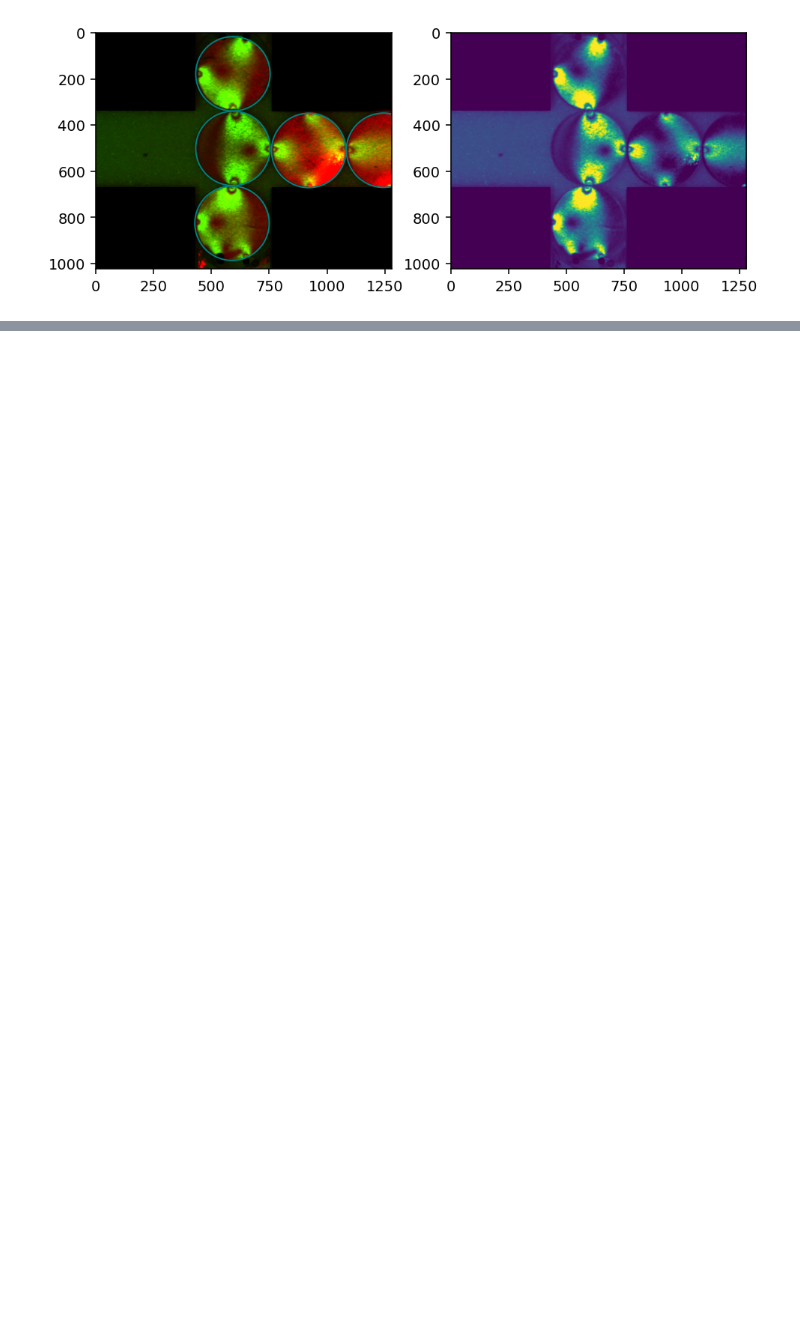
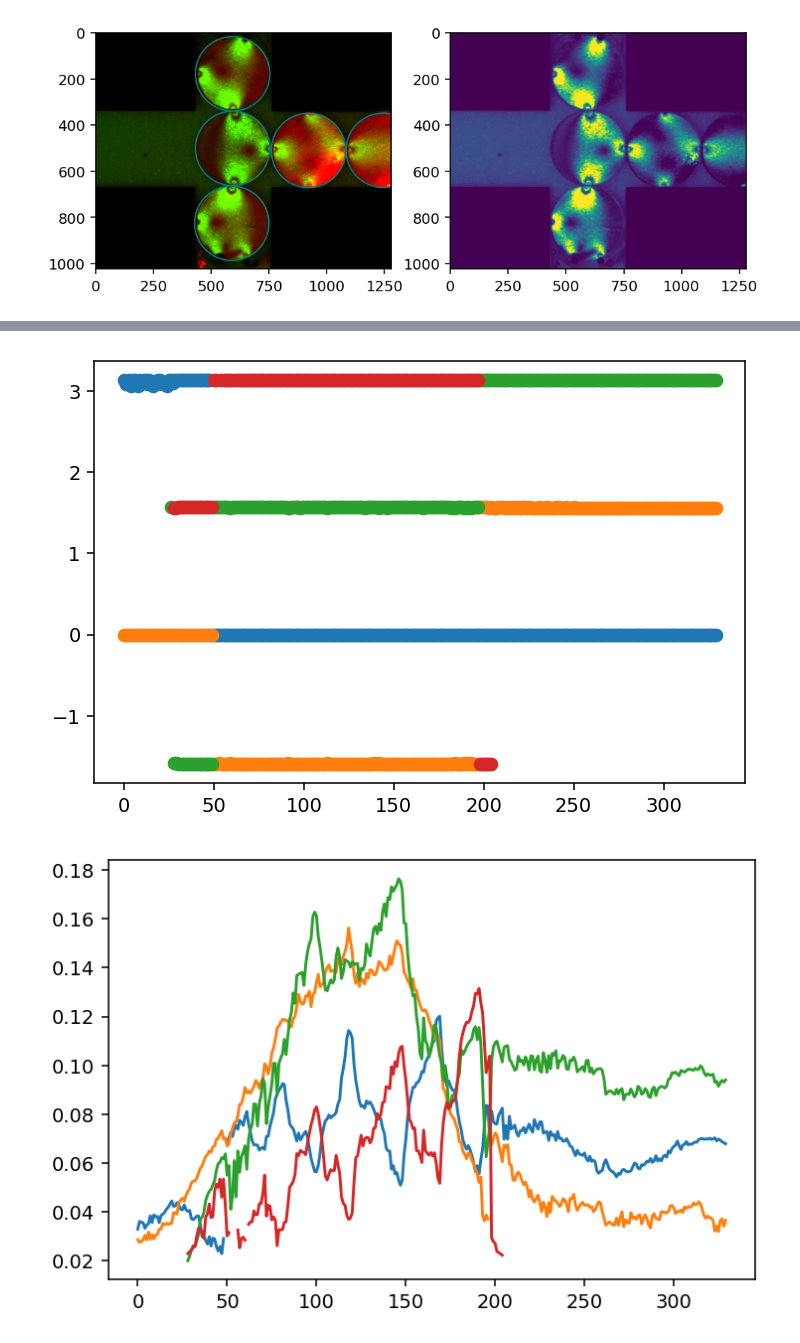
Before and after one commit to Jfeatherstone/SpaceJam, a Jupyter notebook: ForceSolving.ipynb, the cells around one changed output, grey strips where cells are left out. Saved outputs shown, nothing was run; the diff lists cells and outputs as text; code cells hidden in the pictures; blank space fills up the shorter version.

```diff
--- a/ForceSolving.ipynb
+++ b/ForceSolving.ipynb
@@ -329,0 +201,12 @@ plt.show()
+# %%
+particleIndex = 0
+for i in range(len(rectBetaArr[particleIndex])):
+    plt.plot(rectBetaArr[particleIndex][i], 'o')
+plt.show()
+
+for i in range(len(rectForceArr[particleIndex])):
+    plt.plot(rectForceArr[particleIndex][i])
+plt.show()
+# %% [output]
+[figure, added]
+[figure, added]
```
Also changed, not shown: parts of 6 cells of this notebook, 8 other files.
